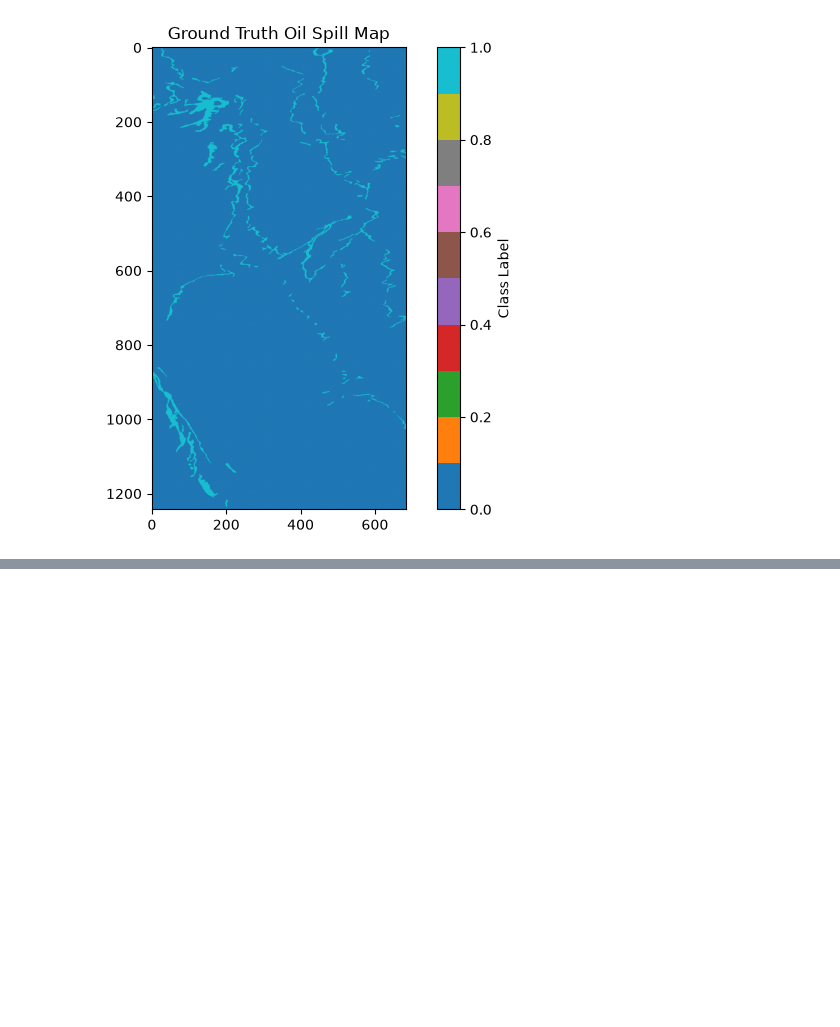
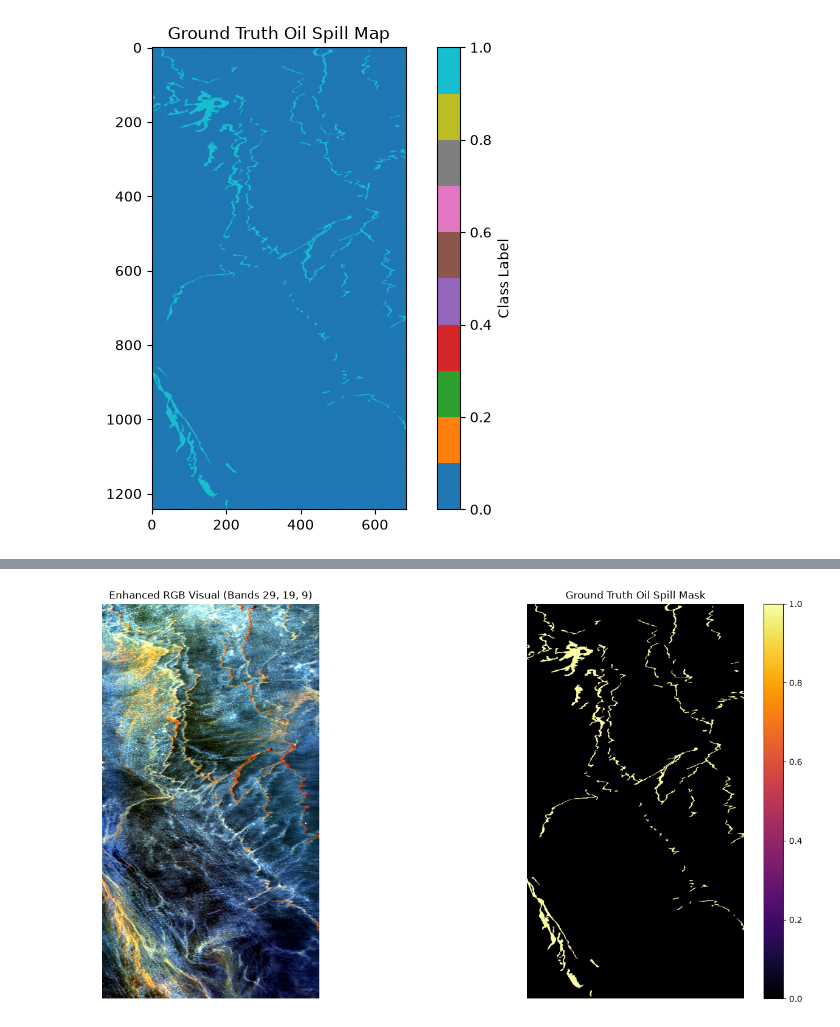
Before and after one commit to wang-yuancheng/mini-projects, a Jupyter notebook: oil-spill-detection/eda.ipynb, the cells around one changed output, grey strips where cells are left out. Drawn from its saved outputs; the diff is of its cells as text; code cells hidden in the pictures; blank space fills up the shorter version.

```diff
--- a/oil-spill-detection/eda.ipynb
+++ b/oil-spill-detection/eda.ipynb
@@ -52,0 +87,37 @@ plt.show()
+# %%
+import numpy as np
+import matplotlib.pyplot as plt
+
+img = mat_data["img"]   # (1243, 684, 224)
+gt_map = mat_data["map"] # (1243, 684)
+
+# Choose Red, Green, Blue bands (approx ~650nm, ~550nm, ~480nm in AVIRIS)
+rgb_bands = [29, 19, 9]
+rgb_raw = img[:, :, rgb_bands].astype(np.float32)
+
+# Mask out negative/bad fill values
+rgb_clean = np.where(rgb_raw < 0, 0, rgb_raw)
+
+# Percentile contrast stretch per channel (2nd to 98th percentile)
+rgb_enhanced = np.zeros_like(rgb_clean)
+for c in range(3):
+    channel = rgb_clean[:, :, c]
+    p_low, p_high = np.percentile(channel[channel > 0], (2, 98))
+    channel_clipped = np.clip(channel, p_low, p_high)
+    rgb_enhanced[:, :, c] = (channel_clipped - p_low) / (p_high - p_low + 1e-8)
+
+# Plot side-by-side
+fig, axs = plt.subplots(1, 2, figsize=(14, 7))
+axs[0].imshow(rgb_enhanced)
+axs[0].set_title("Enhanced RGB Visual (Bands 29, 19, 9)")
+axs[0].axis("off")
+
+im = axs[1].imshow(gt_map, cmap="inferno")
+axs[1].set_title("Ground Truth Oil Spill Mask")
+axs[1].axis("off")
+fig.colorbar(im, ax=axs[1], fraction=0.046, pad=0.04)
+
+plt.tight_layout()
+plt.show()
+# %% [output]
+[figure, added]
```
Also changed, not shown: parts of 1 cell of this notebook, 1 other file.
